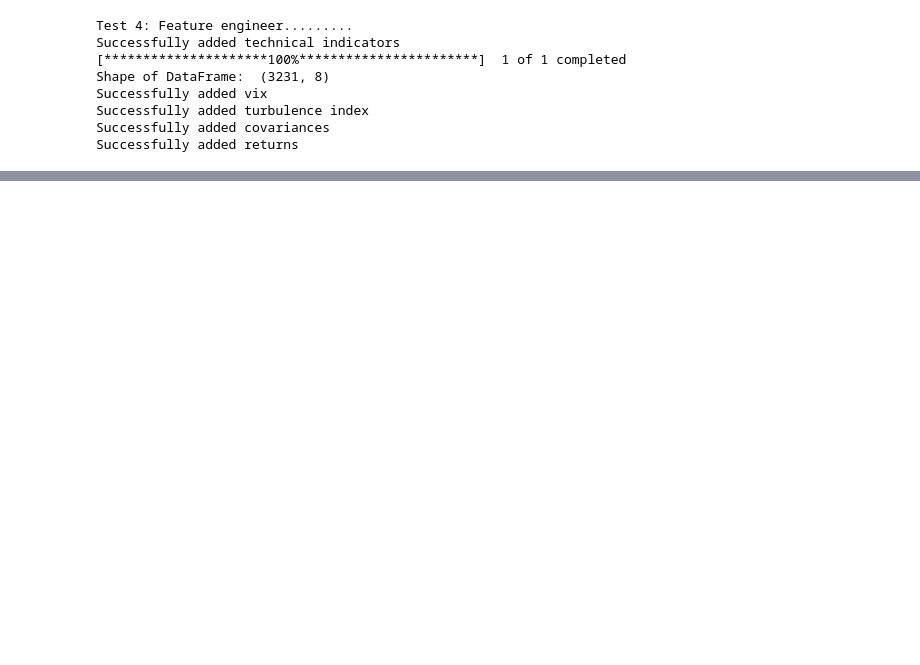
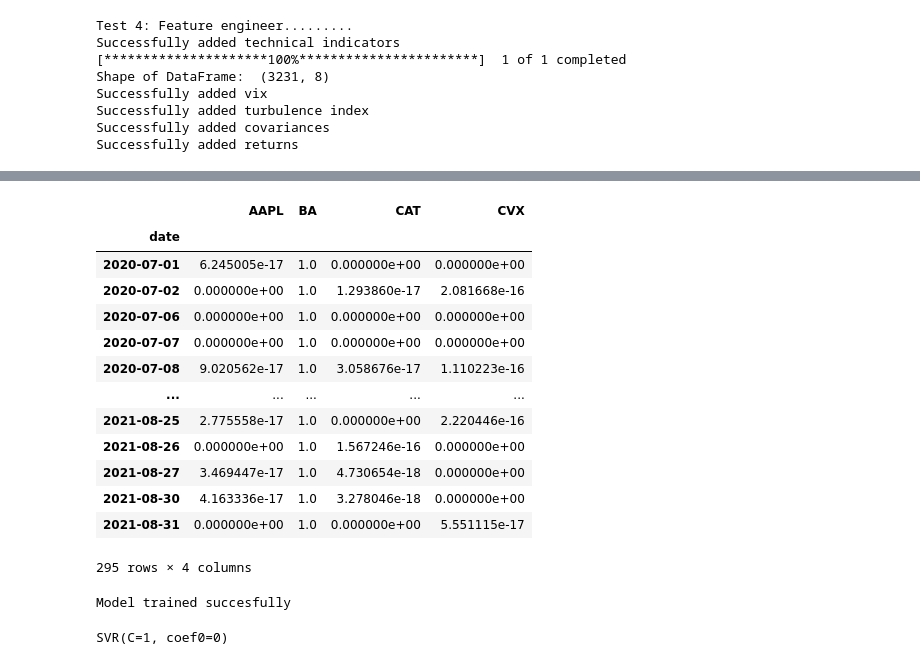
Before and after one commit to didemdurukan/portfolio_allocation_framework, a Jupyter notebook: AgentLayer/model_structure.ipynb, the cells around one changed output, grey strips where cells are left out. Drawn from its saved outputs; the diff is of its cells as text; code cells hidden in the pictures; blank space fills up the shorter version.

```diff
--- a/AgentLayer/model_structure.ipynb
+++ b/AgentLayer/model_structure.ipynb
@@ -1290,0 +1281,3 @@ hit end!
+# %%
+#prepare conventional data
+train_x, train_y = data_processor.prepare_ml_data(train)
@@ -1290,0 +1287,5 @@ hit end!
+# %%
+lr = LRAgent(**policy_params["LR_PARAMS"])
+# %%
+#train agent
+lr.train_model(train_x, train_y, **train_params["LR_PARAMS"])
@@ -1290,0 +1295,2 @@ hit end!
+# %%
+portfoliol, portfolio_cumprodl, meta_coefficientl = lr.predict(trade, **test_params["LR_PARAMS"])
@@ -1290,0 +1330,23 @@ hit end!
+# %%
+meta_coefficientl
+# %% [output]
+|  | AAPL | BA | CAT | CVX |
+| date |  |  |  |  |
+| 2020-07-01 | 6.245005e-17 | 1.0 | 0.000000e+00 | 0.000000e+00 |
+| 2020-07-02 | 0.000000e+00 | 1.0 | 1.293860e-17 | 2.081668e-16 |
+| 2020-07-06 | 0.000000e+00 | 1.0 | 0.000000e+00 | 0.000000e+00 |
+| 2020-07-07 | 0.000000e+00 | 1.0 | 0.000000e+00 | 0.000000e+00 |
+| 2020-07-08 | 9.020562e-17 | 1.0 | 3.058676e-17 | 1.110223e-16 |
+| ... | ... | ... | ... | ... |
+| 2021-08-25 | 2.775558e-17 | 1.0 | 0.000000e+00 | 2.220446e-16 |
+| 2021-08-26 | 0.000000e+00 | 1.0 | 1.567246e-16 | 0.000000e+00 |
+| 2021-08-27 | 3.469447e-17 | 1.0 | 4.730654e-18 | 0.000000e+00 |
+| 2021-08-30 | 4.163336e-17 | 1.0 | 3.278046e-18 | 0.000000e+00 |
+| 2021-08-31 | 0.000000e+00 | 1.0 | 0.000000e+00 | 5.551115e-17 |
+295 rows × 4 columns
+# %%
+#train agent
+svr.train_model(train_x, train_y, **train_params["SVR_PARAMS"])
+# %% [output]
+Model trained succesfully
+SVR(C=1, coef0=0)
```
Also changed, not shown: parts of 14 cells of this notebook.
